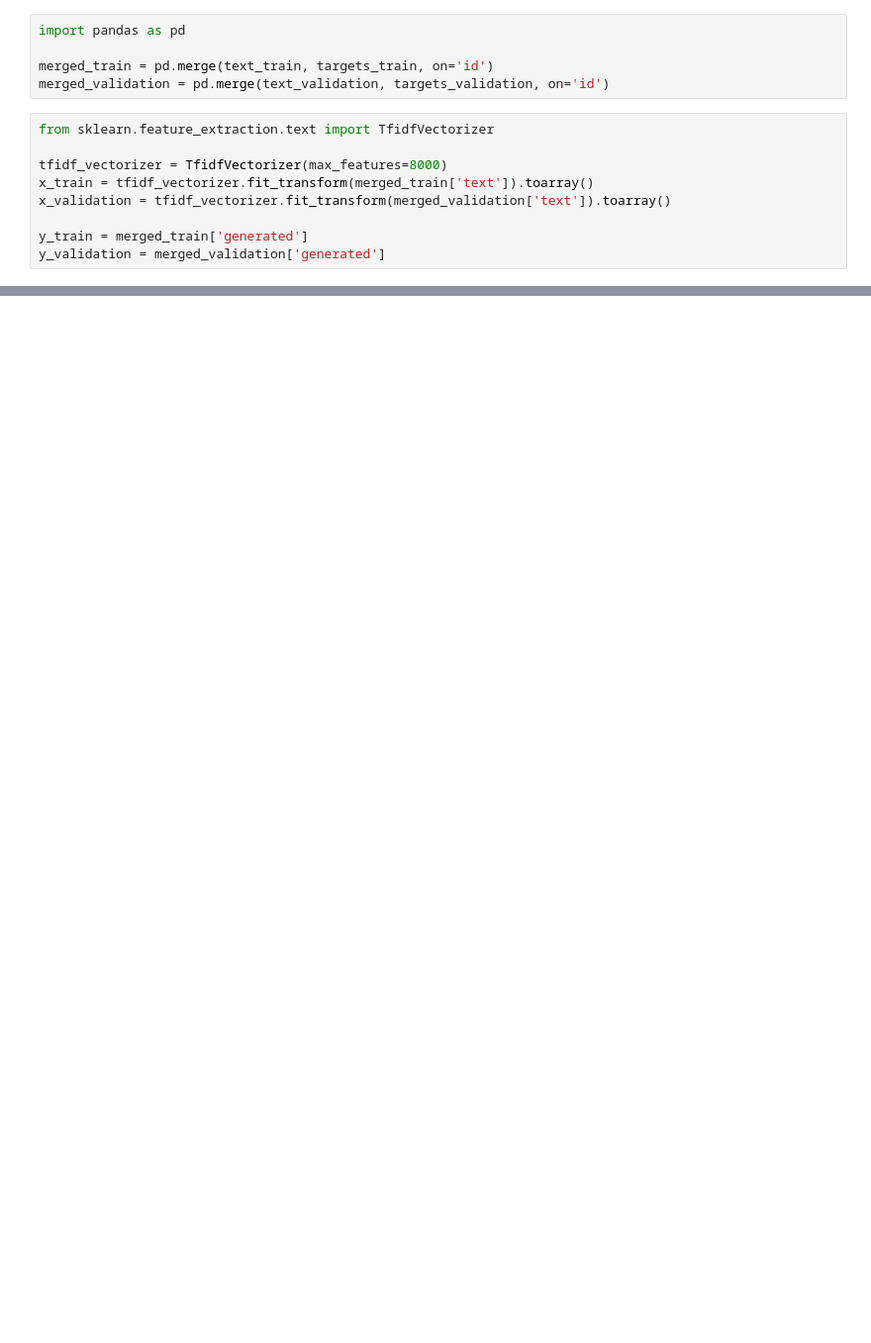
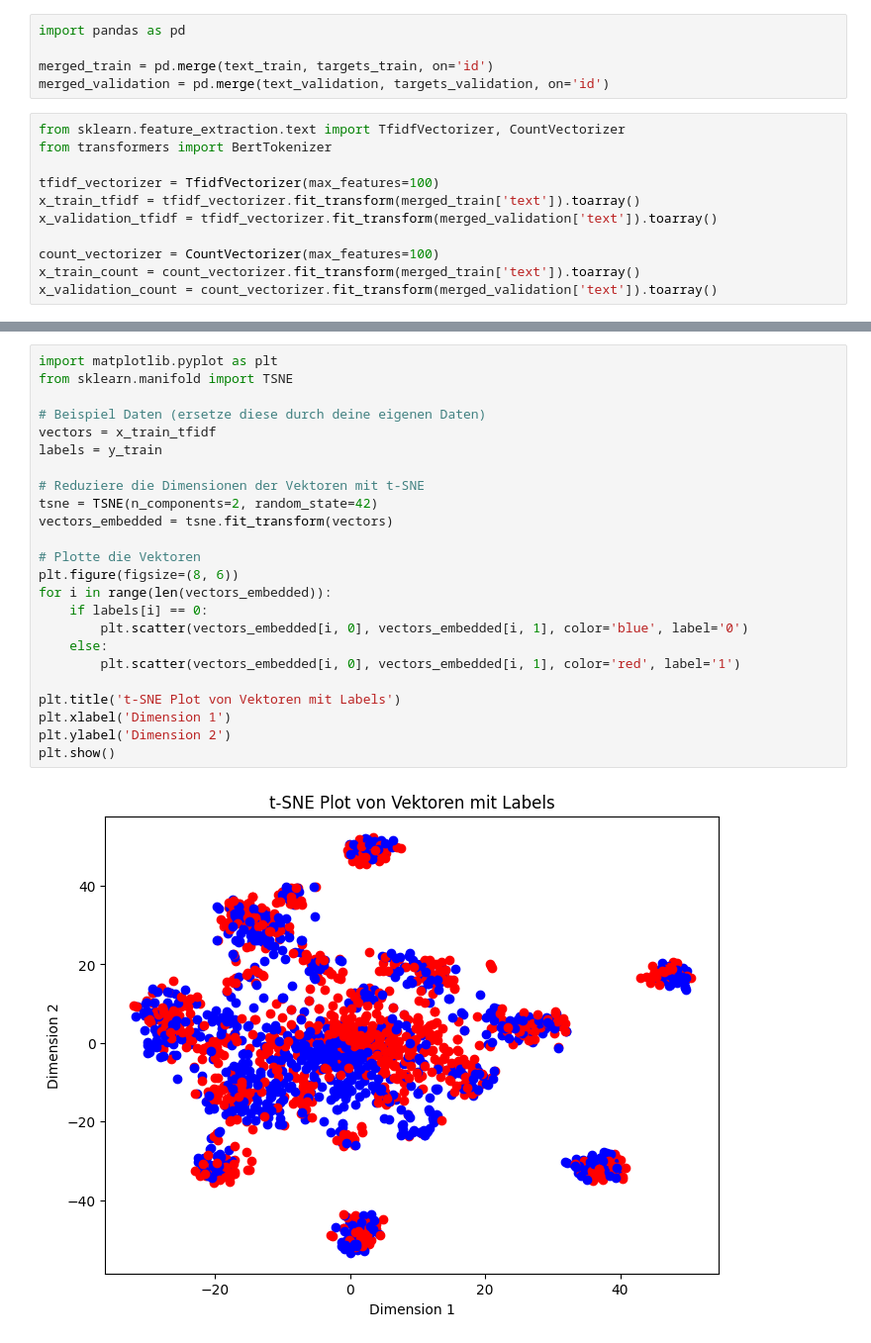
Before and after one commit to tira-io/nlpbuw-fsu-sose-24-jugamilali, a Jupyter notebook: authorship-verification-submission/test.ipynb, the cells around one changed output, grey strips where cells are left out. Shown at 99% size. Drawn from its saved outputs; the diff is of its cells as text; blank space fills up the shorter version.

```diff
--- a/authorship-verification-submission/test.ipynb
+++ b/authorship-verification-submission/test.ipynb
@@ -28,11 +27,13 @@ import pandas as pd
 merged_train = pd.merge(text_train, targets_train, on='id')
 merged_validation = pd.merge(text_validation, targets_validation, on='id')
 # %%
-from sklearn.feature_extraction.text import TfidfVectorizer
+from sklearn.feature_extraction.text import TfidfVectorizer, CountVectorizer
+from transformers import BertTokenizer
 
-tfidf_vectorizer = TfidfVectorizer(max_features=8000)
-x_train = tfidf_vectorizer.fit_transform(merged_train['text']).toarray()
-x_validation = tfidf_vectorizer.fit_transform(merged_validation['text']).toarray()
+tfidf_vectorizer = TfidfVectorizer(max_features=100)
+x_train_tfidf = tfidf_vectorizer.fit_transform(merged_train['text']).toarray()
+x_validation_tfidf = tfidf_vectorizer.fit_transform(merged_validation['text']).toarray()
 
-y_train = merged_train['generated']
-y_validation = merged_validation['generated']
+count_vectorizer = CountVectorizer(max_features=100)
+x_train_count = count_vectorizer.fit_transform(merged_train['text']).toarray()
+x_validation_count = count_vectorizer.fit_transform(merged_validation['text']).toarray()
@@ -70,0 +43,26 @@ print(f1)
+# %%
+import matplotlib.pyplot as plt
+from sklearn.manifold import TSNE
+
+# Beispiel Daten (ersetze diese durch deine eigenen Daten)
+vectors = x_train_tfidf
+labels = y_train
+
+# Reduziere die Dimensionen der Vektoren mit t-SNE
+tsne = TSNE(n_components=2, random_state=42)
+vectors_embedded = tsne.fit_transform(vectors)
+
+# Plotte die Vektoren
+plt.figure(figsize=(8, 6))
+for i in range(len(vectors_embedded)):
+    if labels[i] == 0:
+        plt.scatter(vectors_embedded[i, 0], vectors_embedded[i, 1], color='blue', label='0')
+    else:
+        plt.scatter(vectors_embedded[i, 0], vectors_embedded[i, 1], color='red', label='1')
+
+plt.title('t-SNE Plot von Vektoren mit Labels')
+plt.xlabel('Dimension 1')
+plt.ylabel('Dimension 2')
+plt.show()
+# %% [output]
+[figure, added]
```
Also changed, not shown: parts of 9 cells of this notebook, 1 other file.
